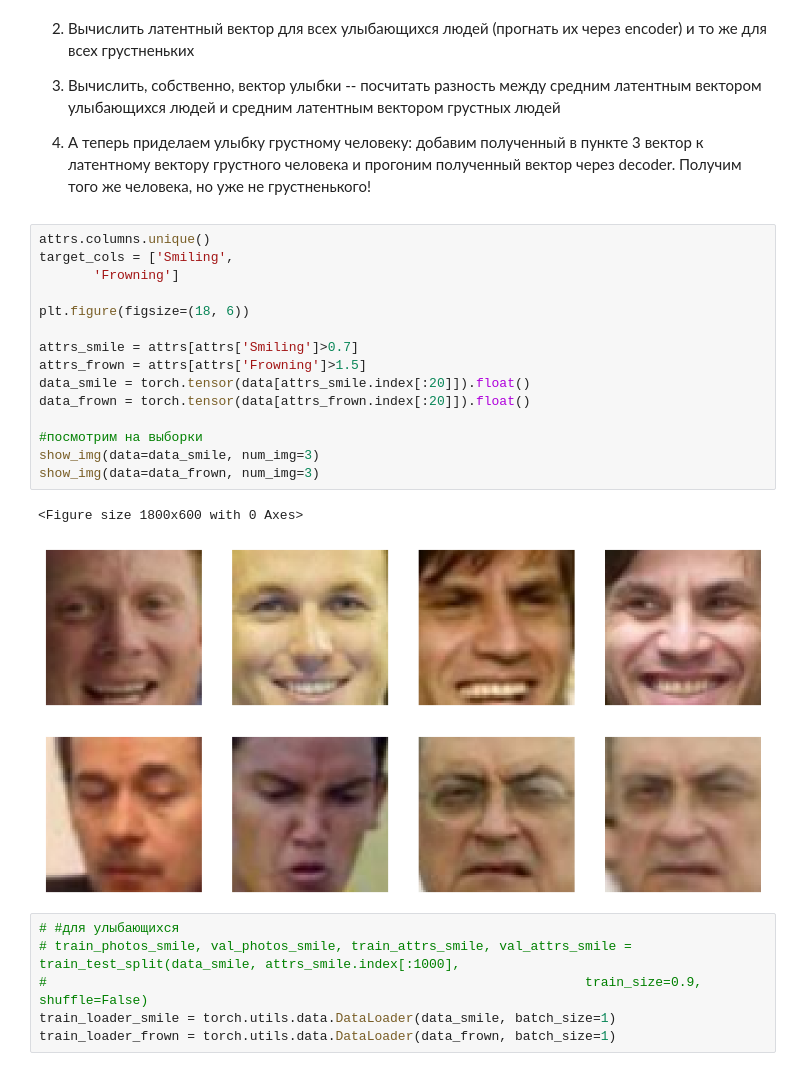
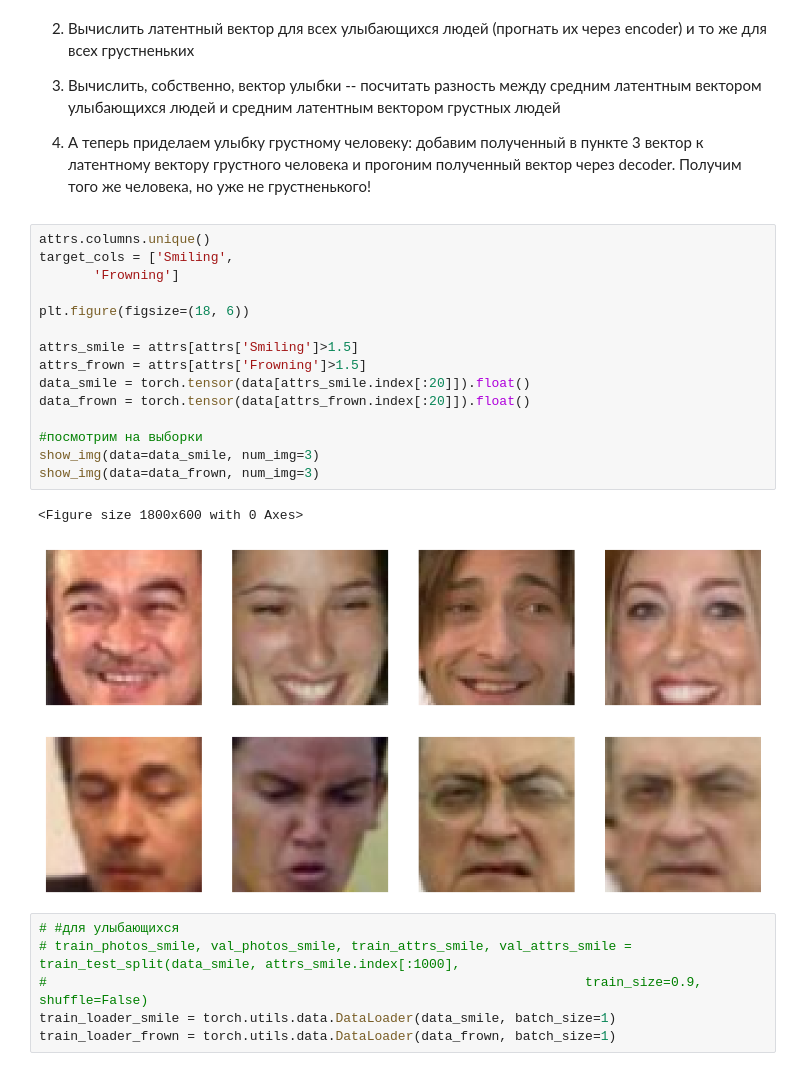
Before and after one commit to Summit2/ML_education, a Jupyter notebook: [hw]autoencoders.ipynb, the cells around one changed output. Drawn from its saved outputs; the diff is of its cells as text.

```diff
--- a/[hw]autoencoders.ipynb
+++ b/[hw]autoencoders.ipynb
@@ -345,21 +335,21 @@ NameError: ignored
 # %%
 attrs.columns.unique()
 target_cols = ['Smiling',
        'Frowning']
 
 plt.figure(figsize=(18, 6))
 
-attrs_smile = attrs[attrs['Smiling']>0.7]
+attrs_smile = attrs[attrs['Smiling']>1.5]
 attrs_frown = attrs[attrs['Frowning']>1.5]
 data_smile = torch.tensor(data[attrs_smile.index[:20]]).float()
 data_frown = torch.tensor(data[attrs_frown.index[:20]]).float()
 
 #посмотрим на выборки
 show_img(data=data_smile, num_img=3)
 show_img(data=data_frown, num_img=3)
 # %% [output]
 <Figure size 1800x600 with 0 Axes>
-[figure, old version]
+[figure, new version]
 [figure]
 # %%
 # #для улыбающихся
```
Also changed, not shown: parts of 20 cells of this notebook.
